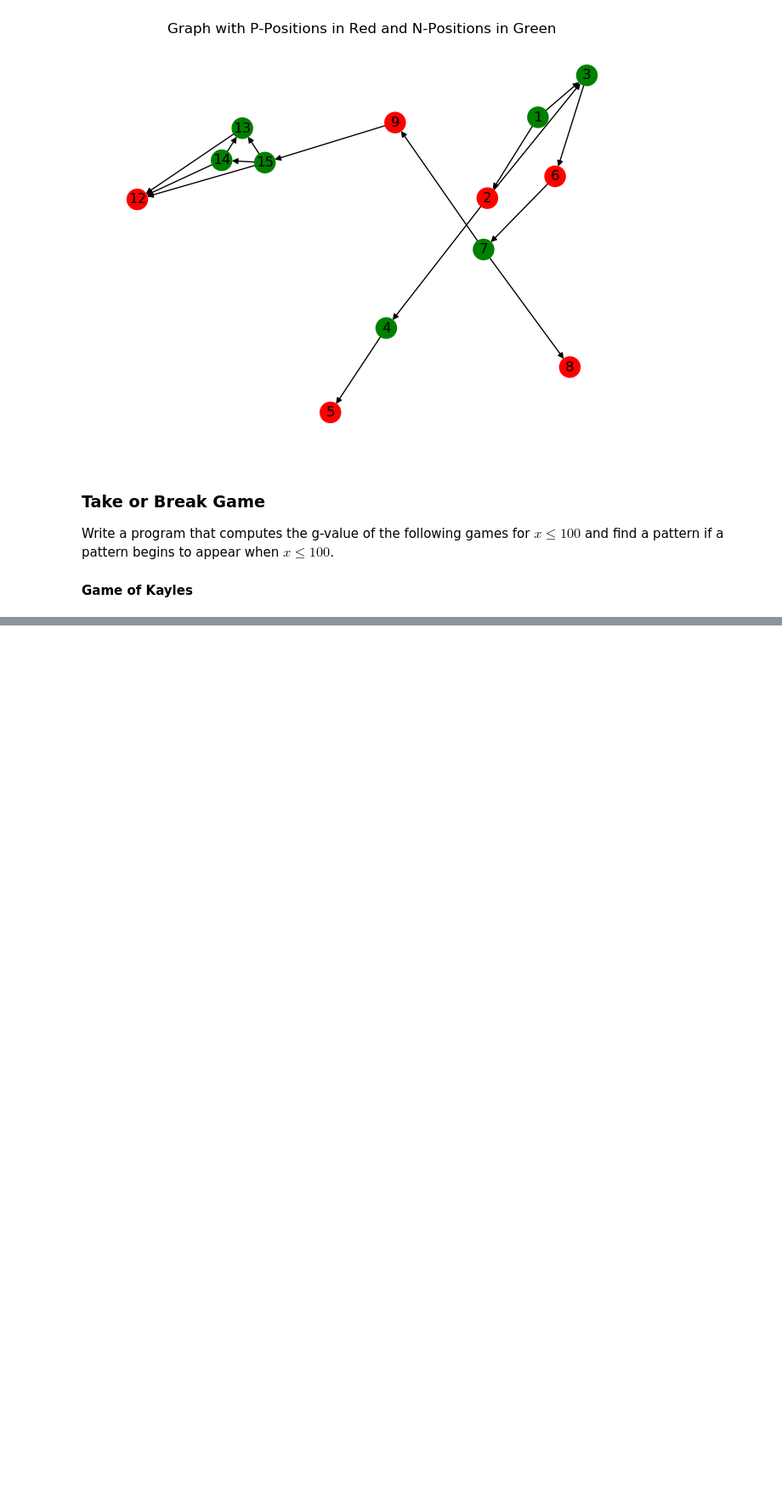
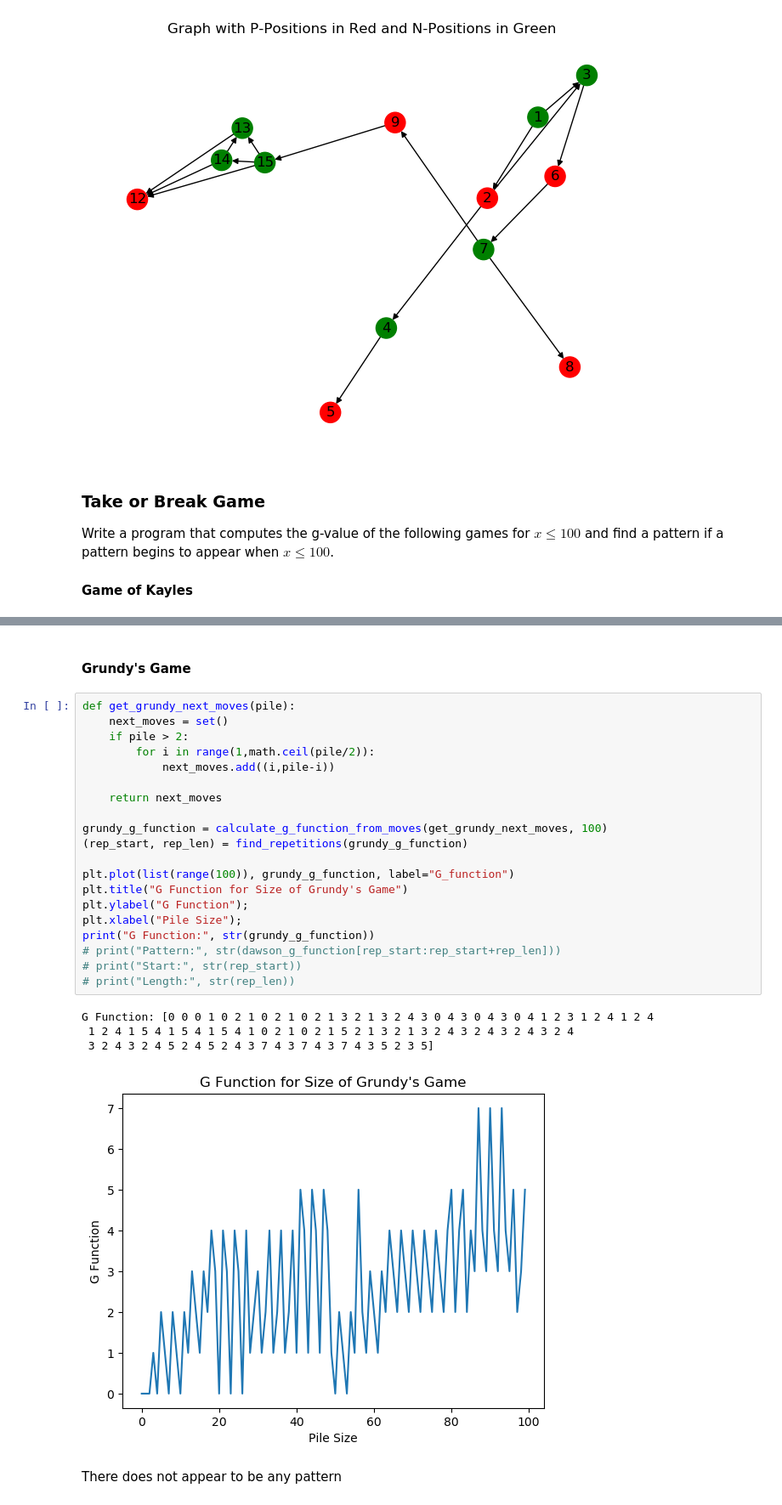
Before and after one commit to Camty1/ENGS102, a Jupyter notebook: assignment_1/assignment1.ipynb, the cells around one changed output, grey strips where cells are left out. Shown: that part at 85% size. Cells and saved outputs as stored; diff of their text form; blank space fills up the shorter version.

```diff
--- a/assignment_1/assignment1.ipynb
+++ b/assignment_1/assignment1.ipynb
@@ -335,0 +369,29 @@ set()
+# %% [markdown]
+#### Grundy's Game
+# %%
+def get_grundy_next_moves(pile):
+    next_moves = set()
+    if pile > 2:
+        for i in range(1,math.ceil(pile/2)):
+            next_moves.add((i,pile-i))
+
+    return next_moves
+
+grundy_g_function = calculate_g_function_from_moves(get_grundy_next_moves, 100)
+(rep_start, rep_len) = find_repetitions(grundy_g_function)
+
+plt.plot(list(range(100)), grundy_g_function, label="G_function")
+plt.title("G Function for Size of Grundy's Game")
+plt.ylabel("G Function");
+plt.xlabel("Pile Size");
+print("G Function:", str(grundy_g_function))
+# print("Pattern:", str(dawson_g_function[rep_start:rep_start+rep_len]))
+# print("Start:", str(rep_start))
+# print("Length:", str(rep_len))
+# %% [output]
+G Function: [0 0 0 1 0 2 1 0 2 1 0 2 1 3 2 1 3 2 4 3 0 4 3 0 4 3 0 4 1 2 3 1 2 4 1 2 4
+ 1 2 4 1 5 4 1 5 4 1 5 4 1 0 2 1 0 2 1 5 2 1 3 2 1 3 2 4 3 2 4 3 2 4 3 2 4
+ 3 2 4 3 2 4 5 2 4 5 2 4 3 7 4 3 7 4 3 7 4 3 5 2 3 5]
+[figure, added]
+# %% [markdown]
+There does not appear to be any pattern
```
Also changed, not shown: parts of 4 cells of this notebook.
